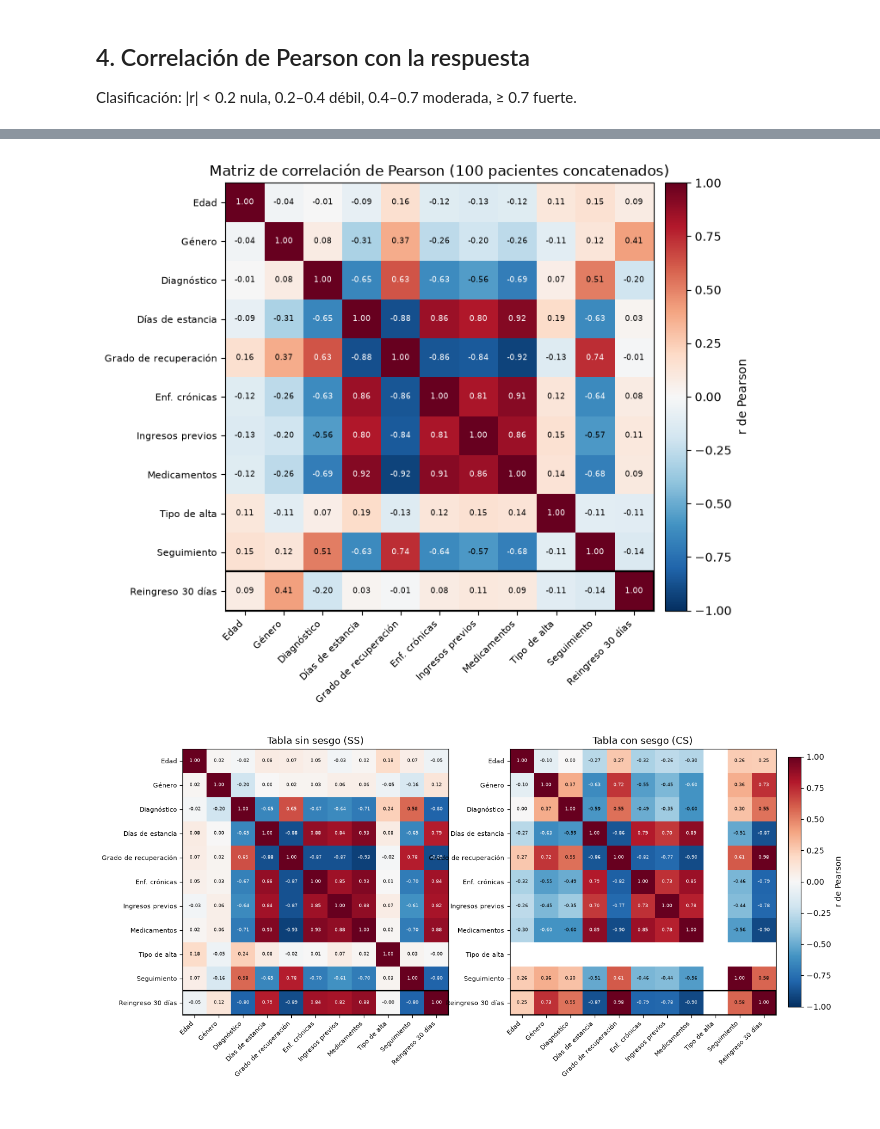
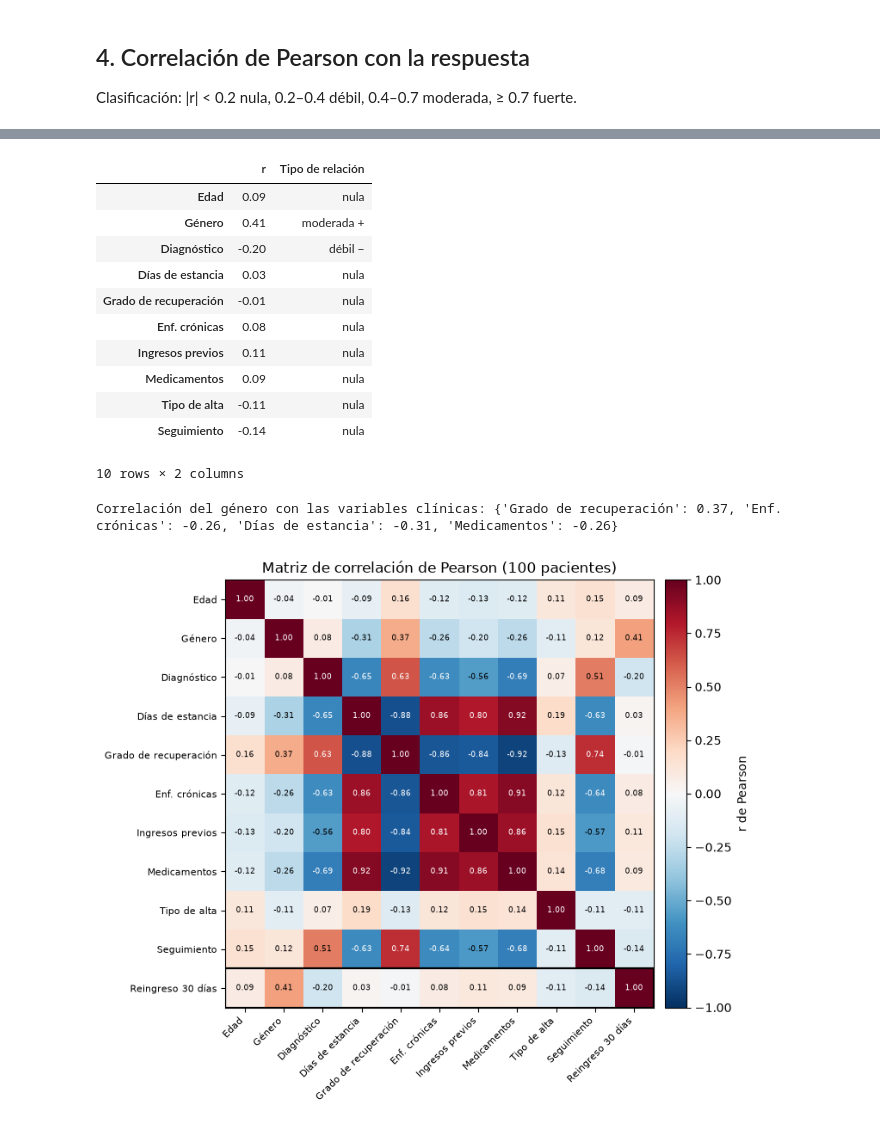
Before and after one commit to Niettzche/ia-responsable-reingreso-30-dias, a Jupyter notebook: IA_Responsable_Reingreso_30_dias.ipynb, the cells around one changed output, grey strips where cells are left out. Drawn from its saved outputs; the diff is of its cells as text; code cells hidden in the pictures.

Commit message:
Analizar la base como un solo conjunto; agente sin género con indicador de consenso

```diff
--- a/IA_Responsable_Reingreso_30_dias.ipynb
+++ b/IA_Responsable_Reingreso_30_dias.ipynb
@@ -214,19 +231,3 @@ pd.DataFrame(filas).rename(columns={'CS': 'Con sesgo (CS)', 'SS': 'Sin sesgo (SS
 # %% [markdown]
 ## 4. Correlación de Pearson con la respuesta
 Clasificación: |r| < 0.2 nula, 0.2–0.4 débil, 0.4–0.7 moderada, ≥ 0.7 fuerte.
-# %%
-def clasifica(r):
-    if pd.isna(r):
-        return 'n/d'
-    a = abs(r)
-    f = 'nula' if a < 0.2 else 'débil' if a < 0.4 else 'moderada' if a < 0.7 else 'fuerte'
-    return f if f == 'nula' else f"{f} {'+' if r > 0 else '−'}"
-
-corr = pd.DataFrame({
-    '100 concatenados': E.corr()[RESP],
-    'Sin sesgo (SS)': E[SS].corr()[RESP],
-    'Con sesgo (CS)': E[CS].corr()[RESP],
-}).drop(RESP)
-tabla = pd.concat({c: pd.DataFrame({'r': corr[c].round(2), 'Relación': corr[c].map(clasifica)})
-                   for c in corr.columns}, axis=1)
-tabla   # NaN en 'Tipo de alta' con sesgo: la variable es constante
@@ -247,29 +234,40 @@ tabla   # NaN en 'Tipo de alta' con sesgo: la variable es constante
 # %%
-def heatmap(ax, M, cols, fs=6.5):
-    im = ax.imshow(M, cmap='RdBu_r', vmin=-1, vmax=1)
-    ax.set_xticks(range(len(cols)), cols, rotation=45, ha='right', fontsize=8)
-    ax.set_yticks(range(len(cols)), cols, fontsize=8)
-    for i in range(len(cols)):
-        for j in range(len(cols)):
-            v = M[i, j]
-            ax.text(j, i, '' if np.isnan(v) else f'{v:.2f}', ha='center', va='center', fontsize=fs,
-                    color='white' if abs(np.nan_to_num(v)) > 0.6 else 'black')
-    ax.add_patch(plt.Rectangle((-0.5, len(cols) - 1.5), len(cols), 1, fill=False, lw=1.6, ec='black'))
-    return im
+def clasifica(v):
+    a = abs(v)
+    f = 'nula' if a < 0.2 else 'débil' if a < 0.4 else 'moderada' if a < 0.7 else 'fuerte'
+    return f if f == 'nula' else f"{f} {'+' if v > 0 else '−'}"
 
+C = E.corr()
+corr = C[RESP].drop(RESP)
+display(pd.DataFrame({'r': corr.round(2), 'Tipo de relación': corr.map(clasifica)}))
+print('Correlación del género con las variables clínicas:',
+      C.loc['Género', ['Grado de recuperación', 'Enf. crónicas', 'Días de estancia', 'Medicamentos']].round(2).to_dict())
+
+fig, ax = plt.subplots(figsize=(8.2, 6.6))
+im = ax.imshow(C.values, cmap='RdBu_r', vmin=-1, vmax=1)
 cols = list(E.columns)
-fig, ax = plt.subplots(figsize=(8.2, 6.6))
-im = heatmap(ax, E.corr().values, cols)
+ax.set_xticks(range(len(cols)), cols, rotation=45, ha='right', fontsize=8)
+ax.set_yticks(range(len(cols)), cols, fontsize=8)
+for i in range(len(cols)):
+    for j in range(len(cols)):
+        v = C.values[i, j]
+        ax.text(j, i, f'{v:.2f}', ha='center', va='center', fontsize=6.5, color='white' if abs(v) > 0.6 else 'black')
+ax.add_patch(plt.Rectangle((-0.5, len(cols) - 1.5), len(cols), 1, fill=False, lw=1.6, ec='black'))
 fig.colorbar(im, ax=ax, fraction=0.04, pad=0.02, label='r de Pearson')
-ax.set_title('Matriz de correlación de Pearson (100 pacientes concatenados)')
+ax.set_title('Matriz de correlación de Pearson (100 pacientes)')
 plt.tight_layout(); plt.show()
-
-fig, axs = plt.subplots(1, 2, figsize=(14, 6))
-for ax, (m, t) in zip(axs, [(SS, 'Tabla sin sesgo (SS)'), (CS, 'Tabla con sesgo (CS)')]):
-    im = heatmap(ax, E[m].corr().values, cols, fs=5.5)
-    ax.set_title(t)
-fig.colorbar(im, ax=axs, fraction=0.02, pad=0.02, label='r de Pearson')
-plt.show()
 # %% [output]
+|  | r | Tipo de relación |
+| Edad | 0.09 | nula |
+| Género | 0.41 | moderada + |
+| Diagnóstico | -0.20 | débil − |
+| Días de estancia | 0.03 | nula |
+| Grado de recuperación | -0.01 | nula |
+| Enf. crónicas | 0.08 | nula |
+| Ingresos previos | 0.11 | nula |
+| Medicamentos | 0.09 | nula |
+| Tipo de alta | -0.11 | nula |
+| Seguimiento | -0.14 | nula |
+10 rows × 2 columns
+Correlación del género con las variables clínicas: {'Grado de recuperación': 0.37, 'Enf. crónicas': -0.26, 'Días de estancia': -0.31, 'Medicamentos': -0.26}
-[figure, old version]
+[figure, new version]
-[figure, removed]
```
Also changed, not shown: parts of 31 cells of this notebook, 1 other file.
